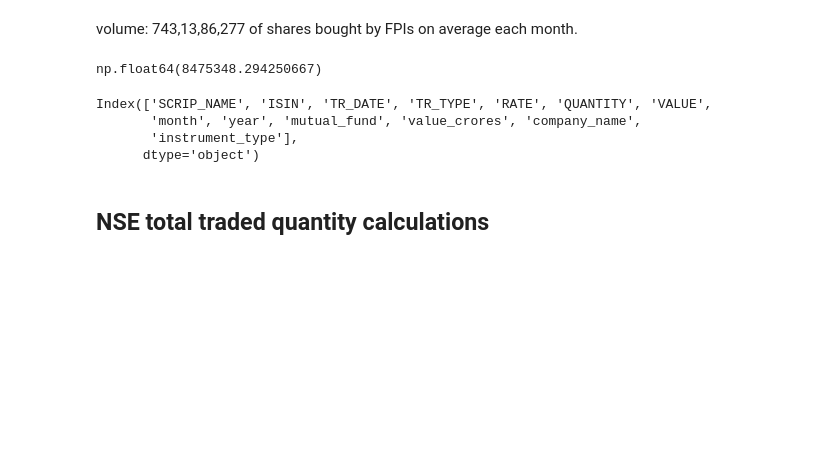
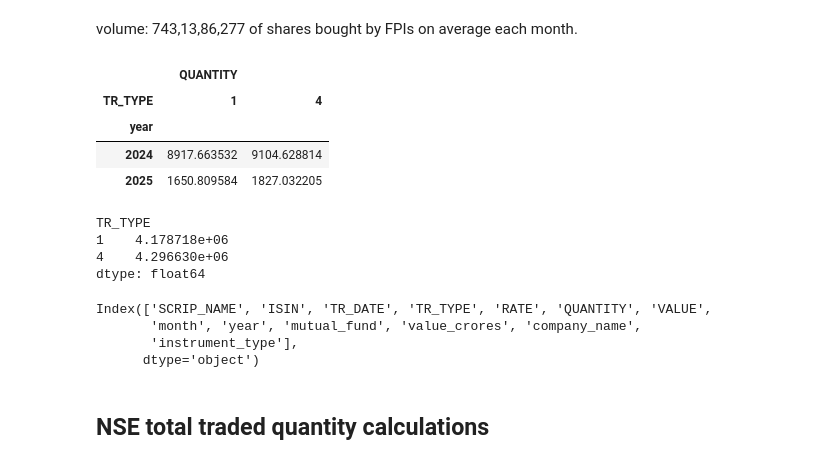
Before and after one commit to shettysandeep/nsdl-fpi, a Jupyter notebook: nsdl_data.ipynb, the cells around one changed output. Saved outputs shown, nothing was run; the diff lists cells and outputs as text; code cells hidden in the pictures; blank space fills up the shorter version.

```diff
--- a/nsdl_data.ipynb
+++ b/nsdl_data.ipynb
@@ -185,5 +201,21 @@ np.float64(180222923458.75995)
 # %% [markdown]
 volume: 743,13,86,277 of shares bought by FPIs on average each month.
+# %%
+(
+    dfp1_4.pivot_table(
+        index=["year"],# "month"],
+        columns=["TR_TYPE"],
+        values=["QUANTITY"],
+        aggfunc="sum",
+    )
+    / 10000000 #crores
+)
+# %% [output]
+|  | QUANTITY |  |
+| TR_TYPE | 1 | 4 |
+| year |  |  |
+| 2024 | 8917.663532 | 9104.628814 |
+| 2025 | 1650.809584 | 1827.032205 |
 # %%
 (
     dfp1_4[dfp1_4["year"] == 2024].pivot_table(
@@ -193,9 +225,12 @@ volume: 743,13,86,277 of shares bought by FPIs on average each month.
         aggfunc="sum",
     )
     # / 10000000
-).reset_index()["value_crores"].mean().sum()
+).reset_index()["value_crores"].mean()
 # %% [output]
-np.float64(8475348.294250667)
+TR_TYPE
+1    4.178718e+06
+4    4.296630e+06
+dtype: float64
 # %%
 dfp.columns
 # %% [output]
```
Also changed, not shown: parts of 12 cells of this notebook, 1 other file.
